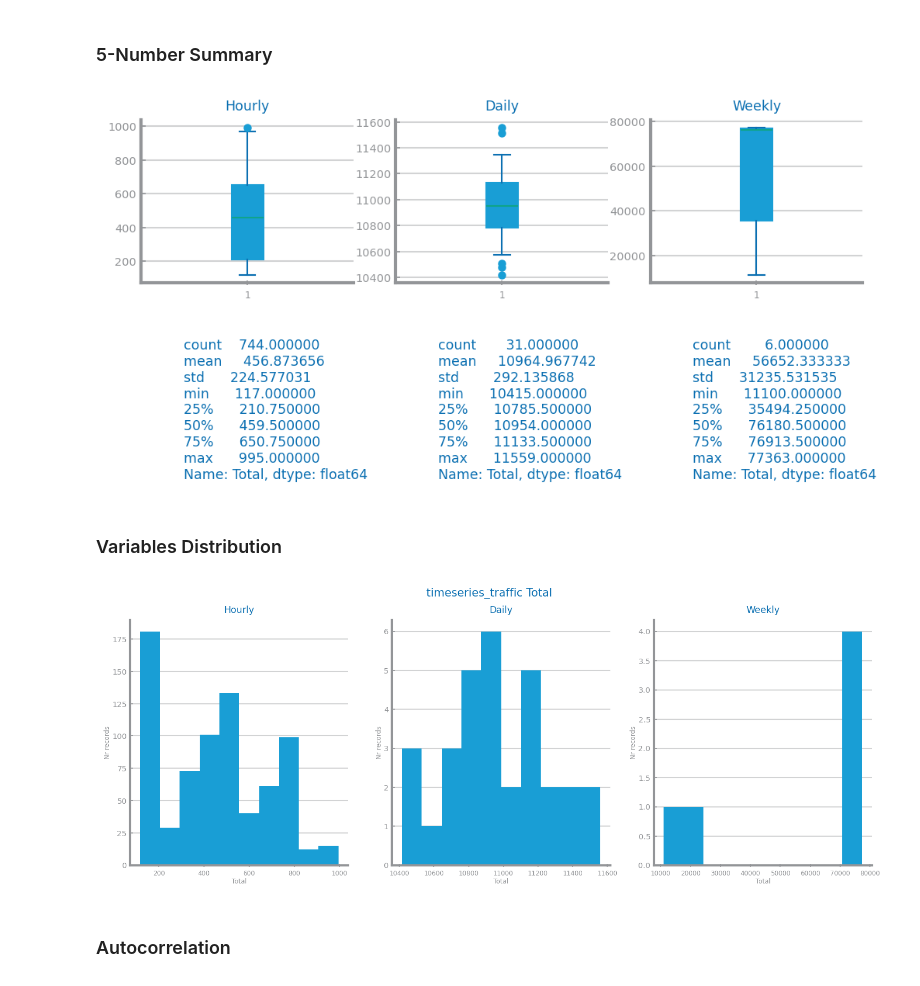
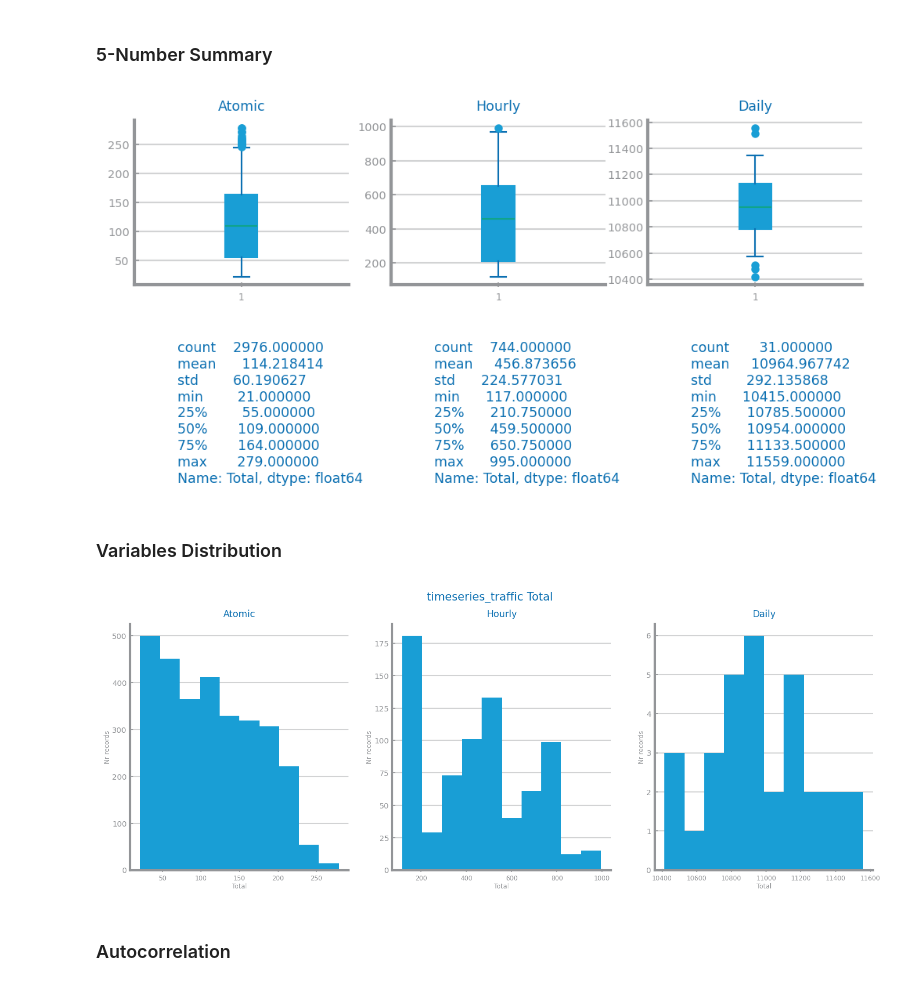
Before and after one commit to DaviGiordano/data-science-course-project, a Jupyter notebook: ipynb_files/Time Series/Analysis/Lab413_ts_distribution_traffic.ipynb, the cells around one changed output. Drawn from its saved outputs; the diff is of its cells as text; code cells hidden in the pictures.

Commit message:
Use atomic values when possible

```diff
--- a/ipynb_files/Time Series/Analysis/Lab413_ts_distribution_traffic.ipynb
+++ b/ipynb_files/Time Series/Analysis/Lab413_ts_distribution_traffic.ipynb
@@ -19,20 +19,10 @@ data: DataFrame = read_csv(
     parse_dates=True,
     infer_datetime_format=True,
 )
+data = data.sort_values(['Timestamp'], ascending=True)
 series: Series = data[target]
 ss_hourly = ts_aggregation_by(series, gran_level="H", agg_func=sum)
 ss_daily: Series = ts_aggregation_by(series, gran_level="D", agg_func=sum)
-ss_weekly: Series = ts_aggregation_by(series, gran_level="W", agg_func=sum)
-
-# figure(figsize=(3 * HEIGHT, HEIGHT))
-# plot_line_chart(
-#     ss_weeks.index.to_list(),
-#     ss_weeks.to_list(),
-#     xlabel="weeks",
-#     ylabel=target,
-#     title=f"{file_tag} weekly {target}",
-# )
-# show()
 # %% [markdown]
 <h3>5-Number Summary</h3>
 # %%
@@ -41,51 +31,51 @@ from matplotlib.pyplot import show, subplots
 from matplotlib.figure import Figure
 from dslabs_functions import set_chart_labels
 
-fig: Figure
-axs: array
 fig, axs = subplots(2, 3, figsize=(2 * HEIGHT, HEIGHT))
 
-set_chart_labels(axs[0, 0], title="Hourly")
-axs[0, 0].boxplot(ss_hourly)
+set_chart_labels(axs[0, 0], title="Atomic")
+axs[0, 0].boxplot(series)
 
-set_chart_labels(axs[0, 1], title="Daily")
-axs[0, 1].boxplot(ss_daily)
+set_chart_labels(axs[0, 1], title="Hourly")
+axs[0, 1].boxplot(ss_hourly)
 
-set_chart_labels(axs[0, 2], title="Weekly")
-axs[0, 2].boxplot(ss_weekly)
+set_chart_labels(axs[0, 2], title="Daily")
+axs[0, 2].boxplot(ss_daily)
+
 
 axs[1, 0].grid(False)
 axs[1, 0].set_axis_off()
-axs[1, 0].text(0.2, 0, str(ss_hourly.describe()), fontsize="small")
+axs[1, 0].text(0.2, 0, str(series.describe()), fontsize="small")
 
 axs[1, 1].grid(False)
 axs[1, 1].set_axis_off()
-axs[1, 1].text(0.2, 0, str(ss_daily.describe()), fontsize="small")
+axs[1, 1].text(0.2, 0, str(ss_hourly.describe()), fontsize="small")
 
 axs[1, 2].grid(False)
 axs[1, 2].set_axis_off()
-axs[1, 2].text(0.2, 0, str(ss_weekly.describe()), fontsize="small")
+axs[1, 2].text(0.2, 0, str(ss_daily.describe()), fontsize="small")
 
 fig.savefig(fname=f"./images/{file_tag}_boxplots.png", bbox_inches="tight")
 show()
 # %% [output]
-[figure, old version]
+[figure, new version]
 # %% [markdown]
 <h3>Variables Distribution</h3>
 # %%
-grans: list[Series] = [ss_hourly, ss_daily, ss_weekly]
-gran_names: list[str] = ["Hourly", "Daily", "Weekly"]
+grans: list[Series] = [series, ss_hourly, ss_daily]
+gran_names: list[str] = ["Atomic", "Hourly", "Daily"]
 fig: Figure
 axs: array
 fig, axs = subplots(1, len(grans), figsize=(len(grans) * HEIGHT, HEIGHT))
 fig.suptitle(f"{file_tag} {target}")
+
 for i in range(len(grans)):
     set_chart_labels(axs[i], title=f"{gran_names[i]}", xlabel=target, ylabel="Nr records")
     axs[i].hist(grans[i].values)
 fig.savefig(fname=f"./images/{file_tag}_histograms.png", bbox_inches="tight")
 show()
 # %% [output]
-[figure, old version]
+[figure, new version]
 # %% [markdown]
 <h3>Autocorrelation</h3>
 # %%
```
Also changed, not shown: parts of 1 cell of this notebook, 7 other files.
